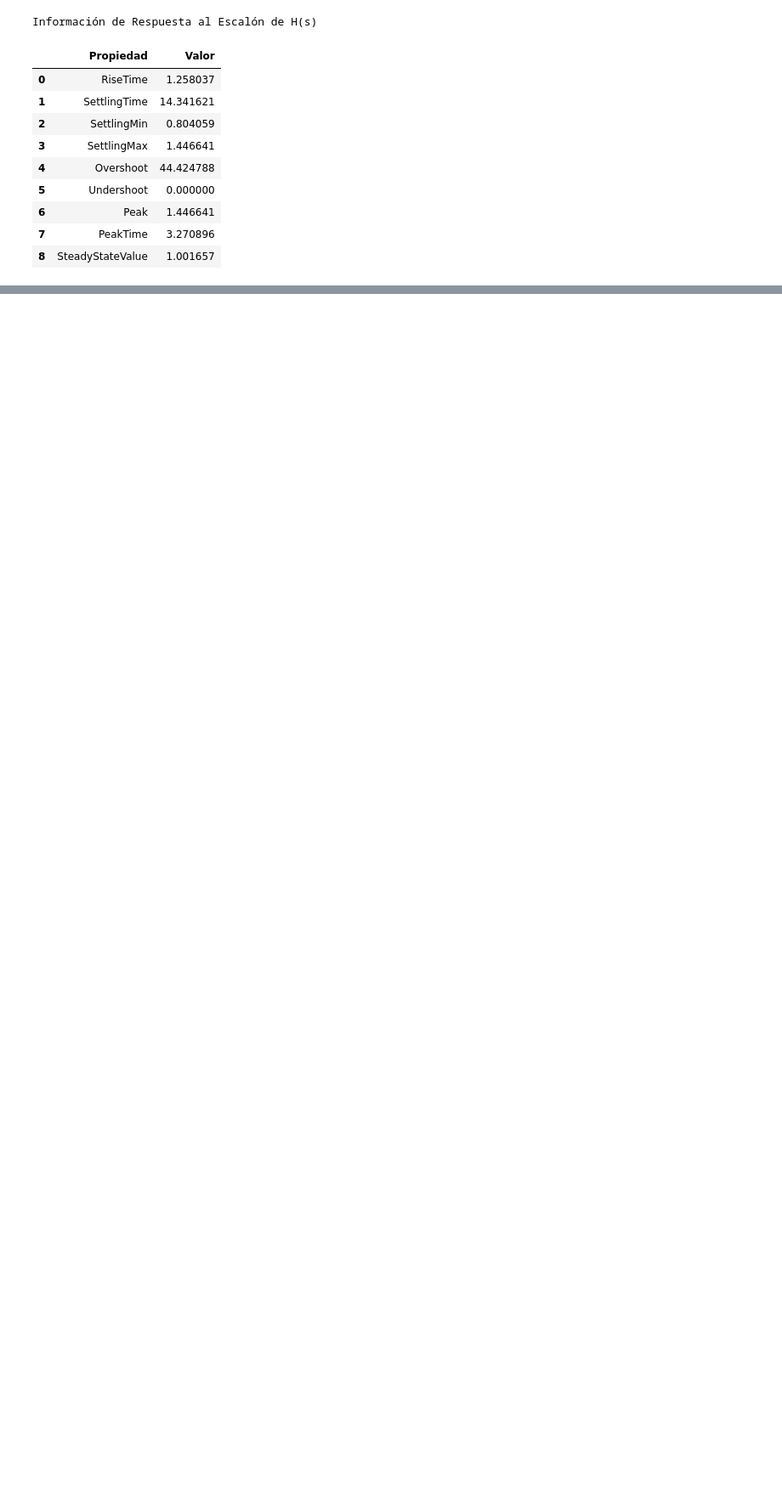
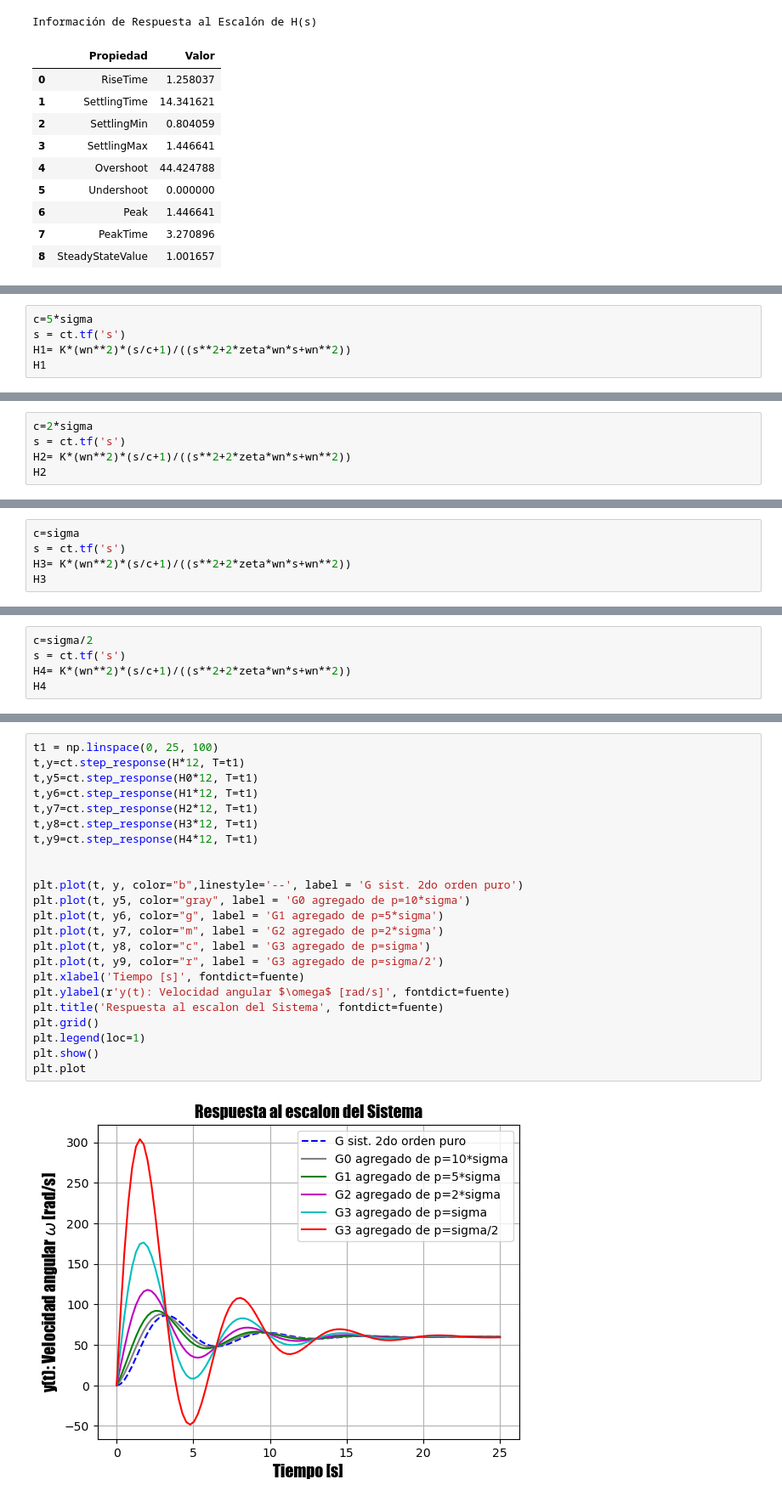
Before and after one commit to CusaTadeo/Control_2024, a Jupyter notebook: TP2/TP2_Ejercicio-4.ipynb, the cells around one changed output, grey strips where cells are left out. Shown at 85% size. Saved outputs shown, nothing was run; the diff lists cells and outputs as text; blank space fills up the shorter version.

```diff
--- a/TP2/TP2_Ejercicio-4.ipynb
+++ b/TP2/TP2_Ejercicio-4.ipynb
@@ -110,0 +315,5 @@ Información de Respuesta al Escalón de H(s)
+# %%
+c=5*sigma
+s = ct.tf('s')
+H1= K*(wn**2)*(s/c+1)/((s**2+2*zeta*wn*s+wn**2))
+H1
@@ -110,0 +322,5 @@ Información de Respuesta al Escalón de H(s)
+# %%
+c=2*sigma
+s = ct.tf('s')
+H2= K*(wn**2)*(s/c+1)/((s**2+2*zeta*wn*s+wn**2))
+H2
@@ -110,0 +329,5 @@ Información de Respuesta al Escalón de H(s)
+# %%
+c=sigma
+s = ct.tf('s')
+H3= K*(wn**2)*(s/c+1)/((s**2+2*zeta*wn*s+wn**2))
+H3
@@ -110,0 +336,5 @@ Información de Respuesta al Escalón de H(s)
+# %%
+c=sigma/2
+s = ct.tf('s')
+H4= K*(wn**2)*(s/c+1)/((s**2+2*zeta*wn*s+wn**2))
+H4
@@ -110,0 +343,25 @@ Información de Respuesta al Escalón de H(s)
+# %%
+t1 = np.linspace(0, 25, 100)
+t,y=ct.step_response(H*12, T=t1)
+t,y5=ct.step_response(H0*12, T=t1)
+t,y6=ct.step_response(H1*12, T=t1)
+t,y7=ct.step_response(H2*12, T=t1)
+t,y8=ct.step_response(H3*12, T=t1)
+t,y9=ct.step_response(H4*12, T=t1)
+
+
+plt.plot(t, y, color="b",linestyle='--', label = 'G sist. 2do orden puro')
+plt.plot(t, y5, color="gray", label = 'G0 agregado de p=10*sigma')
+plt.plot(t, y6, color="g", label = 'G1 agregado de p=5*sigma')
+plt.plot(t, y7, color="m", label = 'G2 agregado de p=2*sigma')
+plt.plot(t, y8, color="c", label = 'G3 agregado de p=sigma')
+plt.plot(t, y9, color="r", label = 'G3 agregado de p=sigma/2')
+plt.xlabel('Tiempo [s]', fontdict=fuente)
+plt.ylabel(r'y(t): Velocidad angular $\omega$ [rad/s]', fontdict=fuente)
+plt.title('Respuesta al escalon del Sistema', fontdict=fuente)
+plt.grid()
+plt.legend(loc=1)
+plt.show()
+plt.plot
+# %% [output]
+[figure, added]
```
Also changed, not shown: parts of 47 cells of this notebook, 1 other file.
